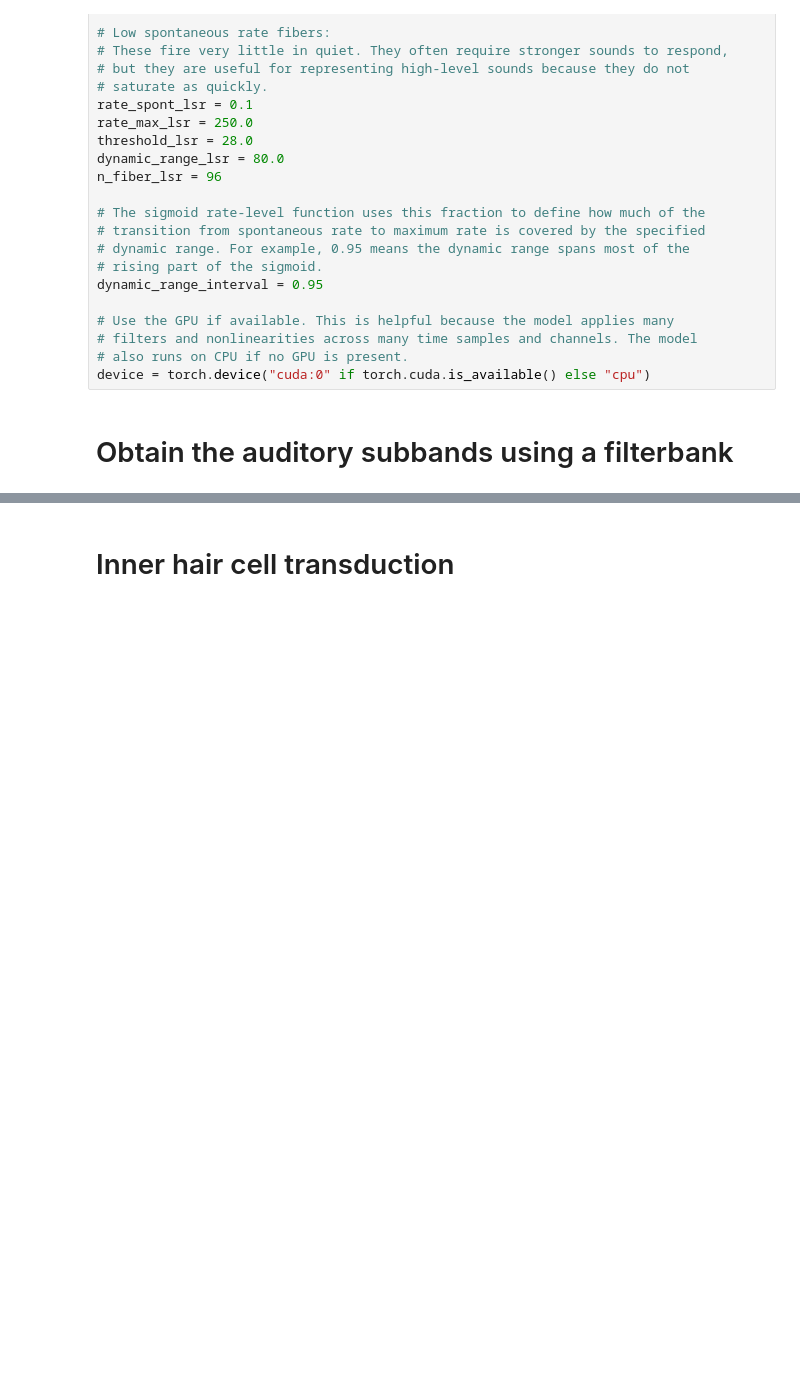
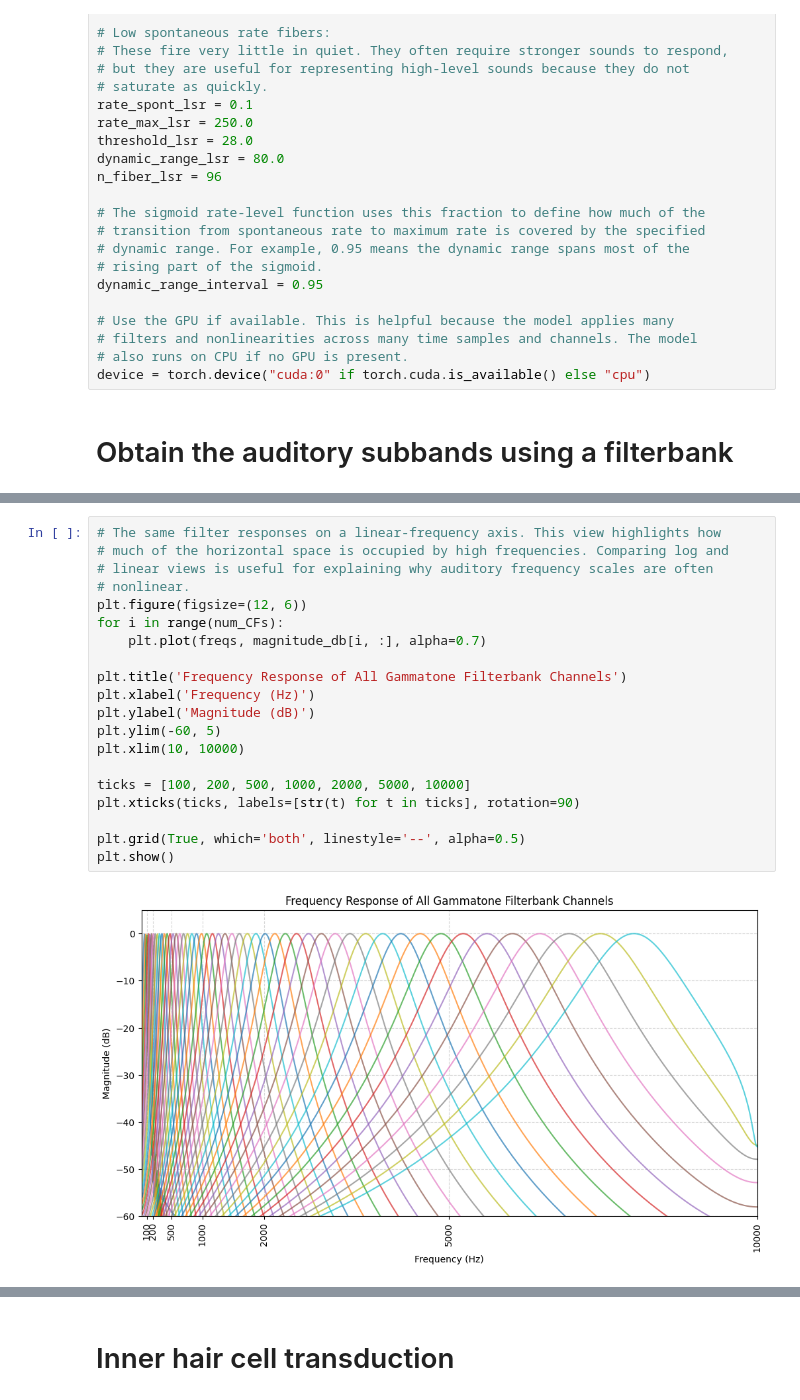
Before and after one commit to Annesya/vcca-tutorial-periphery, a Jupyter notebook: model_of_auditory_periphery_simplified_w_comments.ipynb, the cells around one changed output, grey strips where cells are left out. Saved outputs shown, nothing was run; the diff lists cells and outputs as text; blank space fills up the shorter version.

```diff
--- a/model_of_auditory_periphery_simplified_w_comments.ipynb
+++ b/model_of_auditory_periphery_simplified_w_comments.ipynb
@@ -407,0 +306,22 @@ Subbands shape: (1, 50, 40000)
+# %%
+# The same filter responses on a linear-frequency axis. This view highlights how
+# much of the horizontal space is occupied by high frequencies. Comparing log and
+# linear views is useful for explaining why auditory frequency scales are often
+# nonlinear.
+plt.figure(figsize=(12, 6))
+for i in range(num_CFs):
+    plt.plot(freqs, magnitude_db[i, :], alpha=0.7)
+
+plt.title('Frequency Response of All Gammatone Filterbank Channels')
+plt.xlabel('Frequency (Hz)')
+plt.ylabel('Magnitude (dB)')
+plt.ylim(-60, 5)
+plt.xlim(10, 10000)
+
+ticks = [100, 200, 500, 1000, 2000, 5000, 10000]
+plt.xticks(ticks, labels=[str(t) for t in ticks], rotation=90)
+
+plt.grid(True, which='both', linestyle='--', alpha=0.5)
+plt.show()
+# %% [output]
+[figure, added]
```
Also changed, not shown: parts of 13 cells of this notebook.
